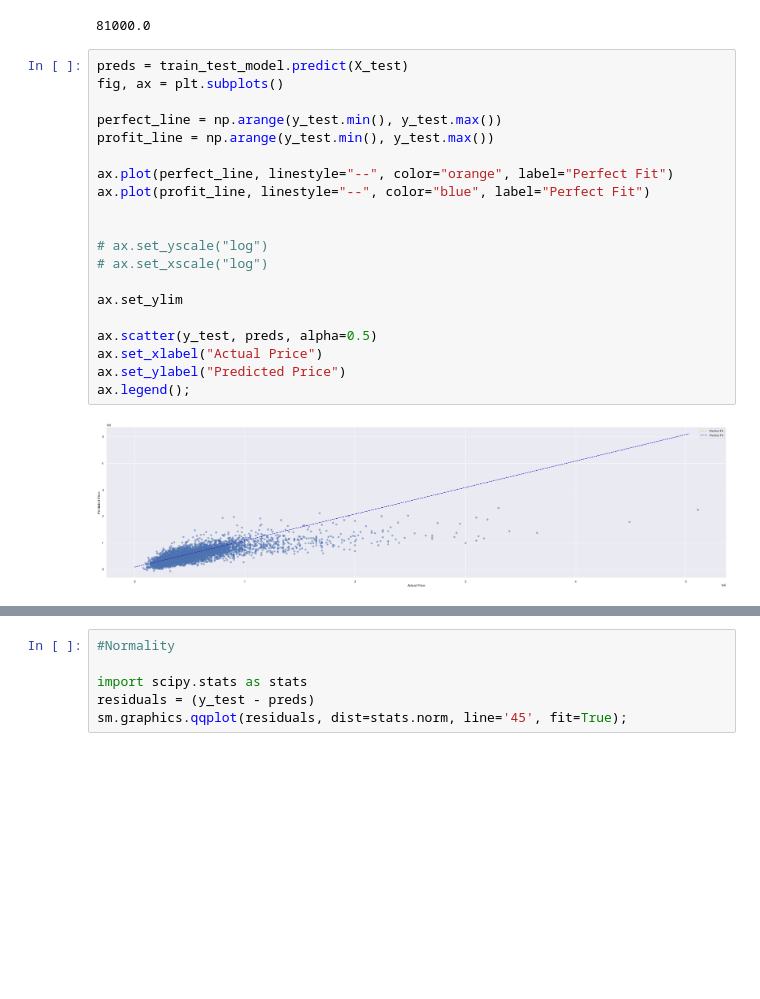
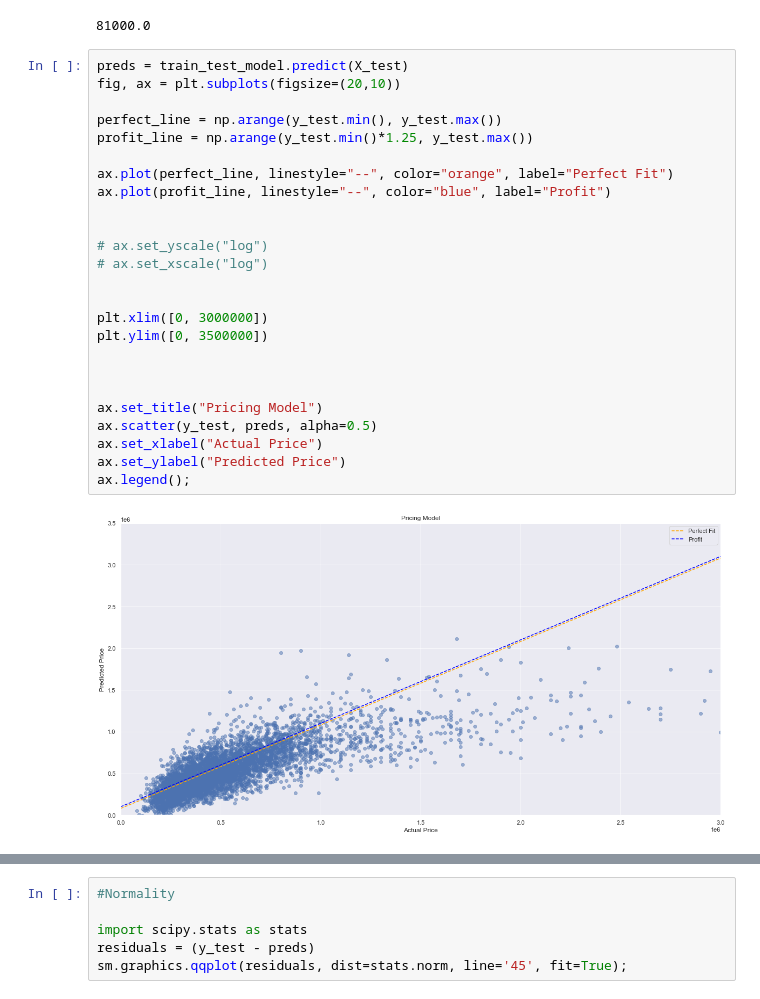
Before and after one commit to BryanKeating/BRB_Real_Esatate_Modeling, a Jupyter notebook: BRB_Realty_Co_Project_Notebook.ipynb, the cells around one changed output, grey strips where cells are left out. Saved outputs shown, nothing was run; the diff lists cells and outputs as text; blank space fills up the shorter version.

```diff
--- a/BRB_Realty_Co_Project_Notebook.ipynb
+++ b/BRB_Realty_Co_Project_Notebook.ipynb
@@ -1598,23 +1598,28 @@ profit_y = y_test.min()*.
 81000.0
 # %%
 preds = train_test_model.predict(X_test)
-fig, ax = plt.subplots()
+fig, ax = plt.subplots(figsize=(20,10))
 
 perfect_line = np.arange(y_test.min(), y_test.max())
-profit_line = np.arange(y_test.min(), y_test.max())
+profit_line = np.arange(y_test.min()*1.25, y_test.max())
 
 ax.plot(perfect_line, linestyle="--", color="orange", label="Perfect Fit")
-ax.plot(profit_line, linestyle="--", color="blue", label="Perfect Fit")
+ax.plot(profit_line, linestyle="--", color="blue", label="Profit")
 
 
 # ax.set_yscale("log")
 # ax.set_xscale("log")
 
-ax.set_ylim
 
+plt.xlim([0, 3000000])
+plt.ylim([0, 3500000])
+
+
+
+ax.set_title("Pricing Model")
 ax.scatter(y_test, preds, alpha=0.5)
 ax.set_xlabel("Actual Price")
 ax.set_ylabel("Predicted Price")
 ax.legend();
 # %% [output]
-[figure, old version]
+[figure, new version]
```
Also changed, not shown: parts of 6 cells of this notebook.
